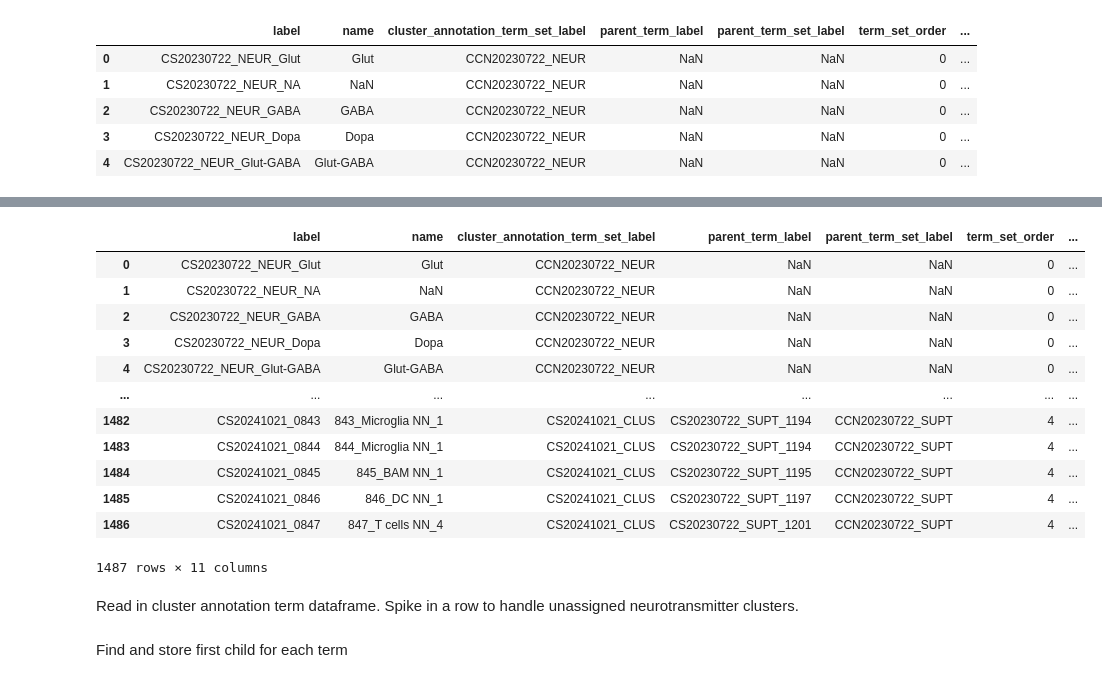
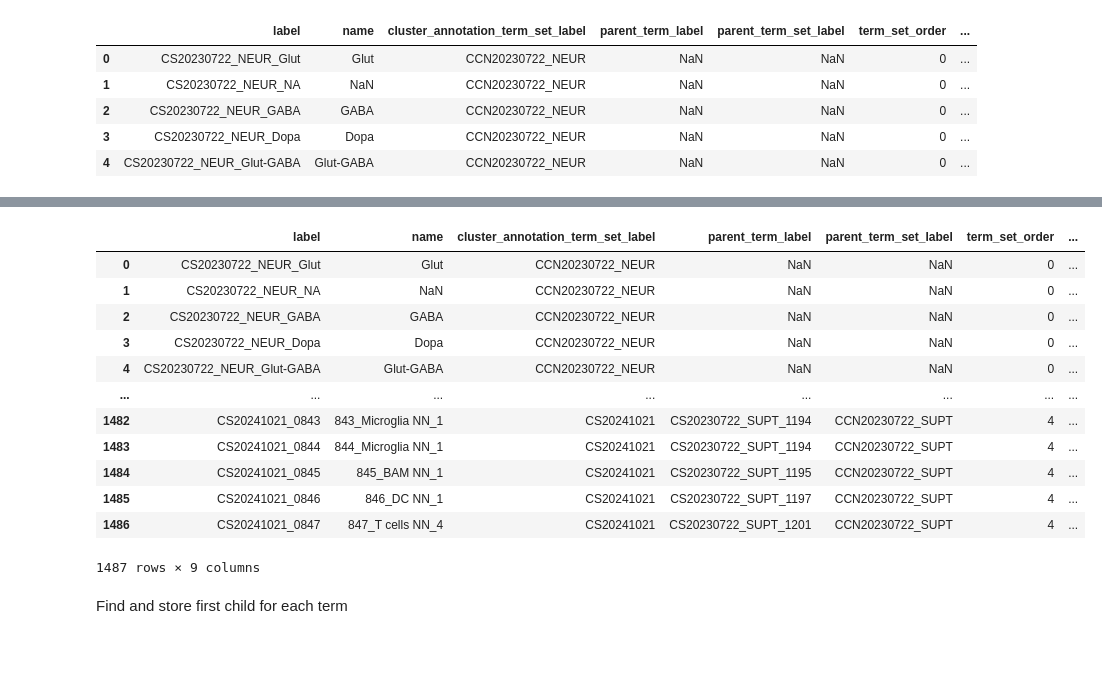
Before and after one commit to rachelhostetler/abc_atlas_access, a Jupyter notebook: docs/cluster_annotations/create_aging_cluster_annotation_html.ipynb, the cells around one changed output, grey strips where cells are left out. Saved outputs shown, nothing was run; the diff lists cells and outputs as text; code cells hidden in the pictures; blank space fills up the shorter version.

```diff
--- a/docs/cluster_annotations/create_aging_cluster_annotation_html.ipynb
+++ b/docs/cluster_annotations/create_aging_cluster_annotation_html.ipynb
@@ -117,0 +83,2 @@ mapping[mapping['cluster_annotation_term_set_name'] == 'class']
+# %%
+cluster_term_set = 'CS20241021'
@@ -118,7 +111,7 @@ mapping[mapping['cluster_annotation_term_set_name'] == 'class']
 # %%
 wmb_term = abc_cache.get_metadata_dataframe(directory='WMB-taxonomy', file_name='cluster_annotation_term')
 
-other_term = pd.DataFrame(columns=term.columns)
+other_term = pd.DataFrame(columns=wmb_term.columns)
 other_term.loc[0, 'name'] = 'No-NT'
 other_term.loc[0, 'cluster_annotation_term_set_name'] = 'neurotransmitter'
 other_term.loc[0, 'color_hex_triplet'] = '#666666'
@@ -143,7 +138,7 @@ for term_set_name in ['neurotransmitter', 'class', 'subclass', 'supertype']:
         combined_term.append(sub_term)
     else:
         combined_term.append(
-            sub_term[sub_term['label'].isin(mapping['cluster_annotation_term_label']).to_numpy()]
+            sub_term[sub_term['label'].isin(mapping['cluster_annotation_term_label']).values]
         )
 term = pd.concat(combined_term).reset_index(drop=True)
 term.head()
@@ -157,15 +164,15 @@ term.head()
 # %%
-cluster_term_set = pd.DataFrame()
+aging_term_set = pd.DataFrame()
 supertype_mapping = mapping[mapping['cluster_annotation_term_set_name'] == 'supertype']
-cluster_term_set['label'] = supertype_mapping['cluster_label']
-cluster_term_set['name'] = supertype_mapping['cluster_name']
-cluster_term_set['cluster_annotation_term_set_label'] = 'CS20241021_CLUS'
-cluster_term_set['parent_term_label'] = supertype_mapping['cluster_annotation_term_label']
-cluster_term_set['parent_term_set_label'] = supertype_mapping['cluster_annotation_term_set_label']
-cluster_term_set['term_set_order'] = 4
-cluster_term_set['term_order'] = supertype_mapping['cluster_order']
-cluster_term_set['cluster_annotation_term_set_name'] = 'cluster'
-cluster_term_set['color_hex_triplet'] = supertype_mapping['cluster_color']
-cluster_term_set.head()
+aging_term_set['label'] = supertype_mapping['cluster_label']
+aging_term_set['name'] = supertype_mapping['cluster_name']
+aging_term_set['cluster_annotation_term_set_label'] = str(cluster_term_set)
+aging_term_set['parent_term_label'] = supertype_mapping['cluster_annotation_term_label']
+aging_term_set['parent_term_set_label'] = supertype_mapping['cluster_annotation_term_set_label']
+aging_term_set['term_set_order'] = 4
+aging_term_set['term_order'] = supertype_mapping['cluster_order']
+aging_term_set['cluster_annotation_term_set_name'] = 'cluster'
+aging_term_set['color_hex_triplet'] = supertype_mapping['cluster_color']
+aging_term_set.head()
 # %% [output]
 |  | label | name | cluster_annotation_term_set_label | parent_term_label | parent_term_set_label | term_set_order | ... |
@@ -177,22 +186,20 @@ cluster_term_set.head()
 # %%
-term = pd.concat([term, cluster_term_set]).reset_index(drop=True).sort_values(['term_set_order', 'term_order'])
+term = pd.concat([term, aging_term_set]).reset_index(drop=True).sort_values(['term_set_order', 'term_order'])
 term
 # %% [output]
 |  | label | name | cluster_annotation_term_set_label | parent_term_label | parent_term_set_label | term_set_order | ... |
 | 0 | CS20230722_NEUR_Glut | Glut | CCN20230722_NEUR | NaN | NaN | 0 | ... |
 | 1 | CS20230722_NEUR_NA | NaN | CCN20230722_NEUR | NaN | NaN | 0 | ... |
 | 2 | CS20230722_NEUR_GABA | GABA | CCN20230722_NEUR | NaN | NaN | 0 | ... |
 | 3 | CS20230722_NEUR_Dopa | Dopa | CCN20230722_NEUR | NaN | NaN | 0 | ... |
 | 4 | CS20230722_NEUR_Glut-GABA | Glut-GABA | CCN20230722_NEUR | NaN | NaN | 0 | ... |
 | ... | ... | ... | ... | ... | ... | ... | ... |
-| 1482 | CS20241021_0843 | 843_Microglia NN_1 | CS20241021_CLUS | CS20230722_SUPT_1194 | CCN20230722_SUPT | 4 | ... |
-| 1483 | CS20241021_0844 | 844_Microglia NN_1 | CS20241021_CLUS | CS20230722_SUPT_1194 | CCN20230722_SUPT | 4 | ... |
-| 1484 | CS20241021_0845 | 845_BAM NN_1 | CS20241021_CLUS | CS20230722_SUPT_1195 | CCN20230722_SUPT | 4 | ... |
-| 1485 | CS20241021_0846 | 846_DC NN_1 | CS20241021_CLUS | CS20230722_SUPT_1197 | CCN20230722_SUPT | 4 | ... |
-| 1486 | CS20241021_0847 | 847_T cells NN_4 | CS20241021_CLUS | CS20230722_SUPT_1201 | CCN20230722_SUPT | 4 | ... |
+| 1482 | CS20241021_0843 | 843_Microglia NN_1 | CS20241021 | CS20230722_SUPT_1194 | CCN20230722_SUPT | 4 | ... |
+| 1483 | CS20241021_0844 | 844_Microglia NN_1 | CS20241021 | CS20230722_SUPT_1194 | CCN20230722_SUPT | 4 | ... |
+| 1484 | CS20241021_0845 | 845_BAM NN_1 | CS20241021 | CS20230722_SUPT_1195 | CCN20230722_SUPT | 4 | ... |
+| 1485 | CS20241021_0846 | 846_DC NN_1 | CS20241021 | CS20230722_SUPT_1197 | CCN20230722_SUPT | 4 | ... |
+| 1486 | CS20241021_0847 | 847_T cells NN_4 | CS20241021 | CS20230722_SUPT_1201 | CCN20230722_SUPT | 4 | ... |
-1487 rows × 11 columns
+1487 rows × 9 columns
-# %% [markdown]
-Read in cluster annotation term dataframe. Spike in a row to handle unassigned neurotransmitter clusters.
 # %% [markdown]
 Find and store first child for each term
 # %%
```
Also changed, not shown: parts of 24 cells of this notebook, 1 other file.
